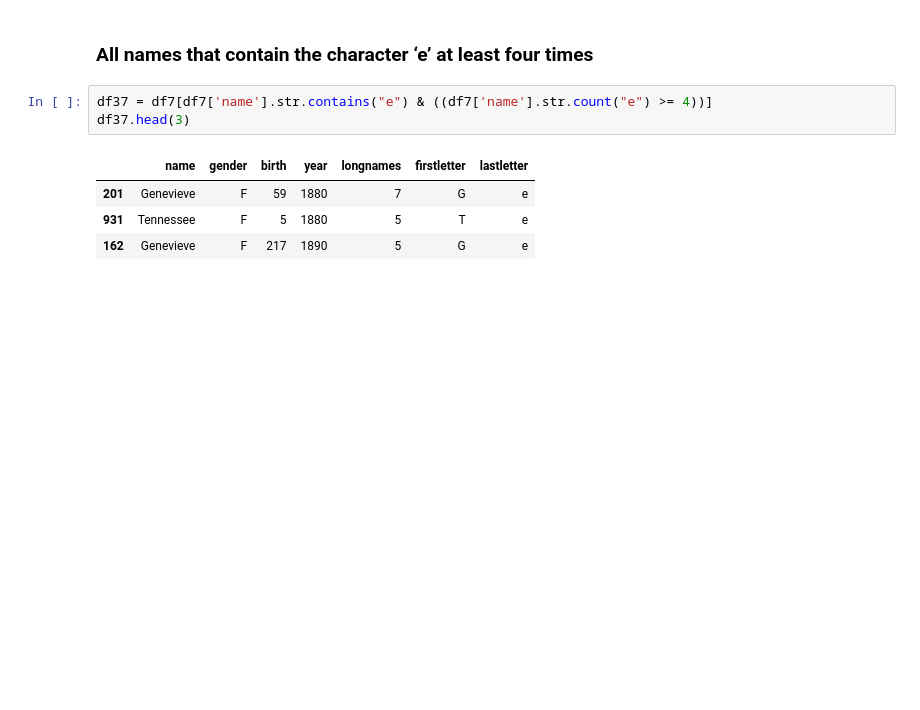
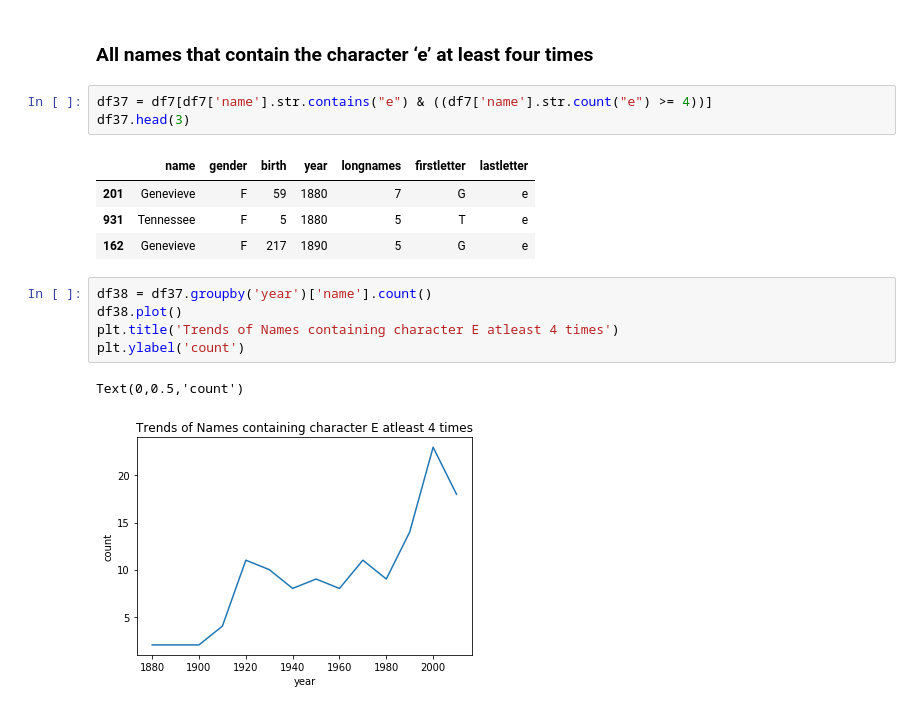
Before and after one commit to ahsansana1/babynamesanalysis, a Jupyter notebook: first_week_assginment.ipynb, the cells around one changed output. Saved outputs shown, nothing was run; the diff lists cells and outputs as text; blank space fills up the shorter version.

```diff
--- a/first_week_assginment.ipynb
+++ b/first_week_assginment.ipynb
@@ -526,3 +526,11 @@ df37.head(3)
 | 201 | Genevieve | F | 59 | 1880 | 7 | G | e |
 | 931 | Tennessee | F | 5 | 1880 | 5 | T | e |
 | 162 | Genevieve | F | 217 | 1890 | 5 | G | e |
+# %%
+df38 = df37.groupby('year')['name'].count()
+df38.plot()
+plt.title('Trends of Names containing character E atleast 4 times')
+plt.ylabel('count')
+# %% [output]
+Text(0,0.5,'count')
+[figure, added]
```
